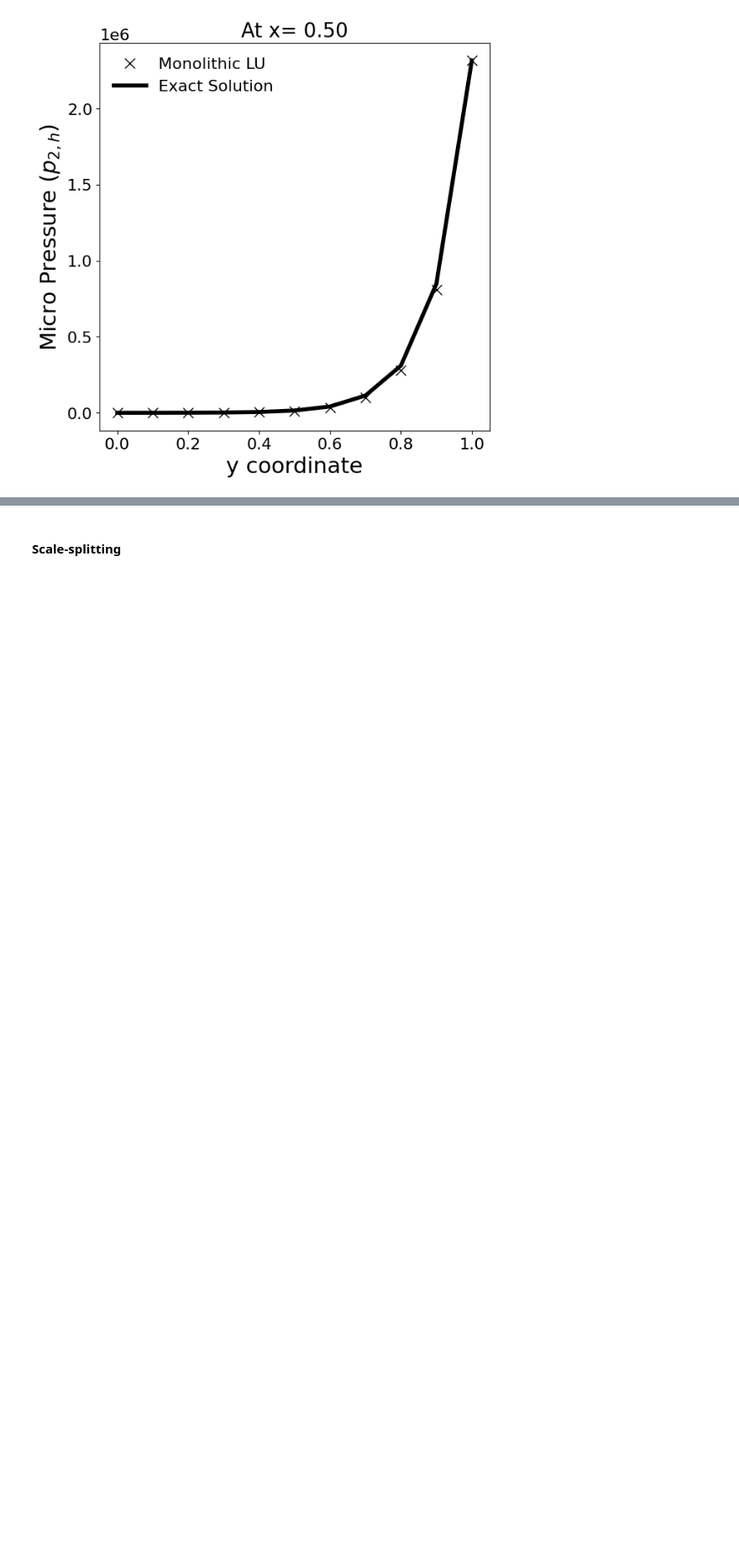
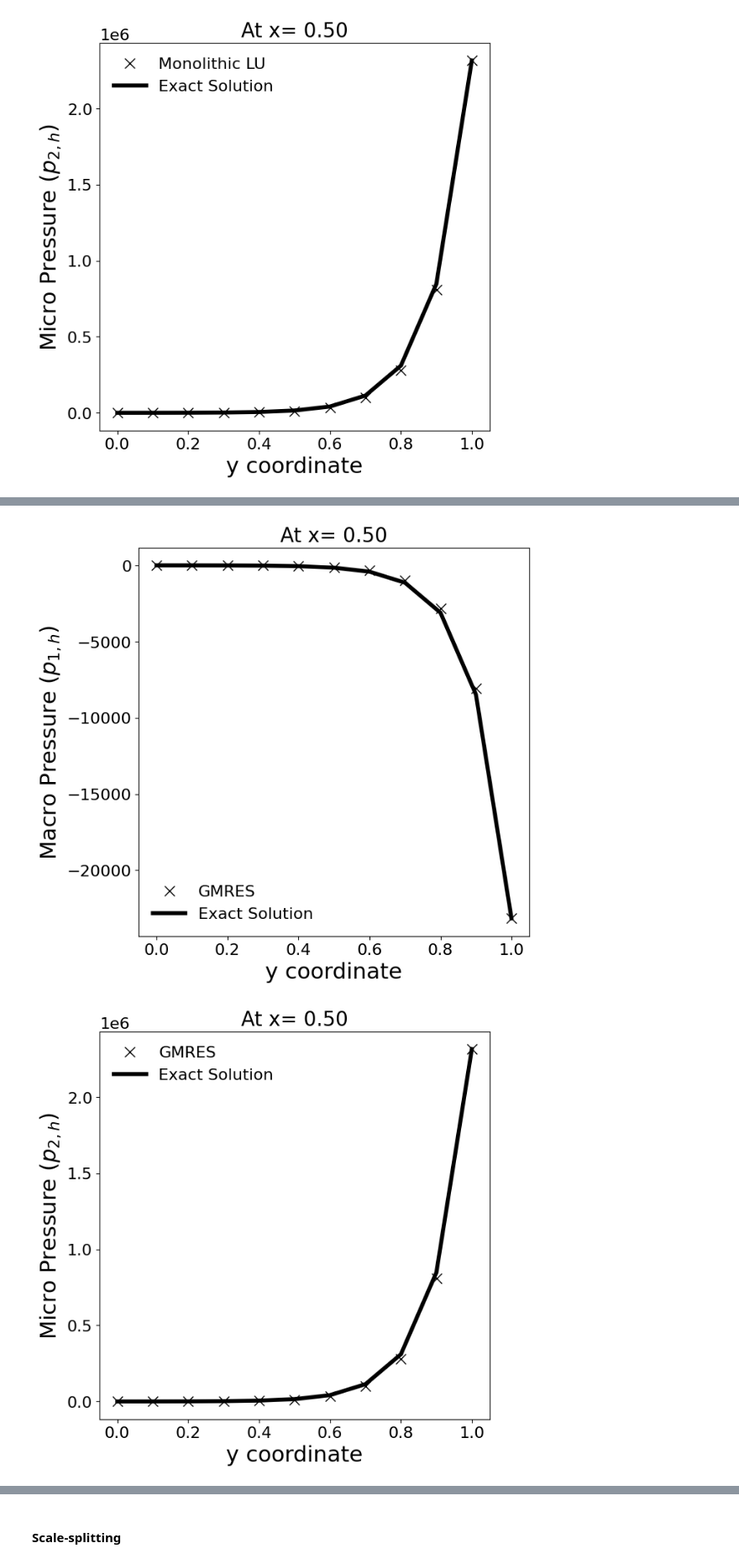
Before and after one commit to ThermoPhase-FCSRG/perphil, a Jupyter notebook: notebooks/conforming-galerkin-fem-operator-splitting-2D-perphil.ipynb, the cells around one changed output, grey strips where cells are left out. Shown at 84% size. Cells and saved outputs as stored; diff of their text form; code cells hidden in the pictures; blank space fills up the shorter version.

```diff
--- a/notebooks/conforming-galerkin-fem-operator-splitting-2D-perphil.ipynb
+++ b/notebooks/conforming-galerkin-fem-operator-splitting-2D-perphil.ipynb
@@ -155,0 +162,17 @@ plt.show()
+# %%
+solver_additional_param = {
+    "ksp_monitor": None,
+    "snes_monitor": None,
+    "snes_rtol": 1e-8,
+    "snes_atol": 1e-12,
+}
+solver_parameters = {**PLAIN_GMRES_PARAMS, **solver_additional_param}
+solution_data_monolithic_gmres = solve_dpp(
+    W, dpp_params, bcs, solver_parameters=solver_parameters
+)
+solution_monolithic_gmres = solution_data_monolithic_gmres.solution
+p1_gmres, p2_gmres = split_dpp_solution(solution_monolithic_gmres)
+
+u1_gmres = calculate_darcy_velocity_from_pressure(p1_gmres, dpp_params.k1)
+
+u2_gmres = calculate_darcy_velocity_from_pressure(p2_gmres, dpp_params.k2)
@@ -155,0 +197,5 @@ plt.show()
+# %%
+y_points, p1_gmres_at_x_mid_point = slice_along_x(p1_gmres, x_value=x_mid_point)
+_, p2_gmres_at_x_mid_point = slice_along_x(p2_gmres, x_value=x_mid_point)
+
+y_points, p1_gmres_at_x_mid_point, p2_gmres_at_x_mid_point
@@ -155,0 +210,22 @@ plt.show()
+# %%
+figsize = (7, 7)
+plt.figure(figsize=figsize)
+plt.plot(y_points, p1_gmres_at_x_mid_point, "x", ms=10, lw=4, c="k", label="GMRES")
+plt.plot(y_points, p1_exact_at_x_mid_point, lw=4, c="k", label="Exact Solution")
+plt.legend(frameon=False)
+plt.xlabel("y coordinate")
+plt.ylabel(r"Macro Pressure $(p_{1,h})$")
+plt.title(f"At x= {x_mid_point:.2f}")
+plt.show()
+
+plt.figure(figsize=figsize)
+plt.plot(y_points, p2_gmres_at_x_mid_point, "x", ms=10, lw=4, c="k", label="GMRES")
+plt.plot(y_points, p2_exact_at_x_mid_point, lw=4, c="k", label="Exact Solution")
+plt.legend(frameon=False)
+plt.xlabel("y coordinate")
+plt.ylabel(r"Micro Pressure $(p_{2,h})$")
+plt.title(f"At x= {x_mid_point:.2f}")
+plt.show()
+# %% [output]
+[figure, added]
+[figure, added]
```
Also changed, not shown: parts of 24 cells of this notebook, 1 other file.
